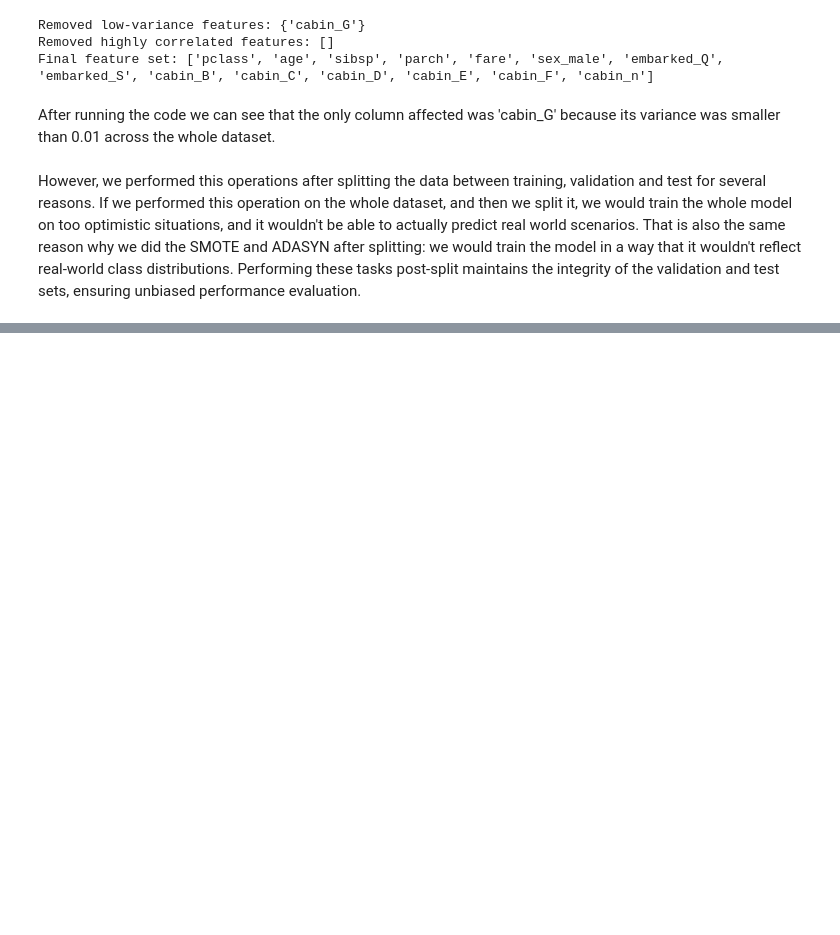
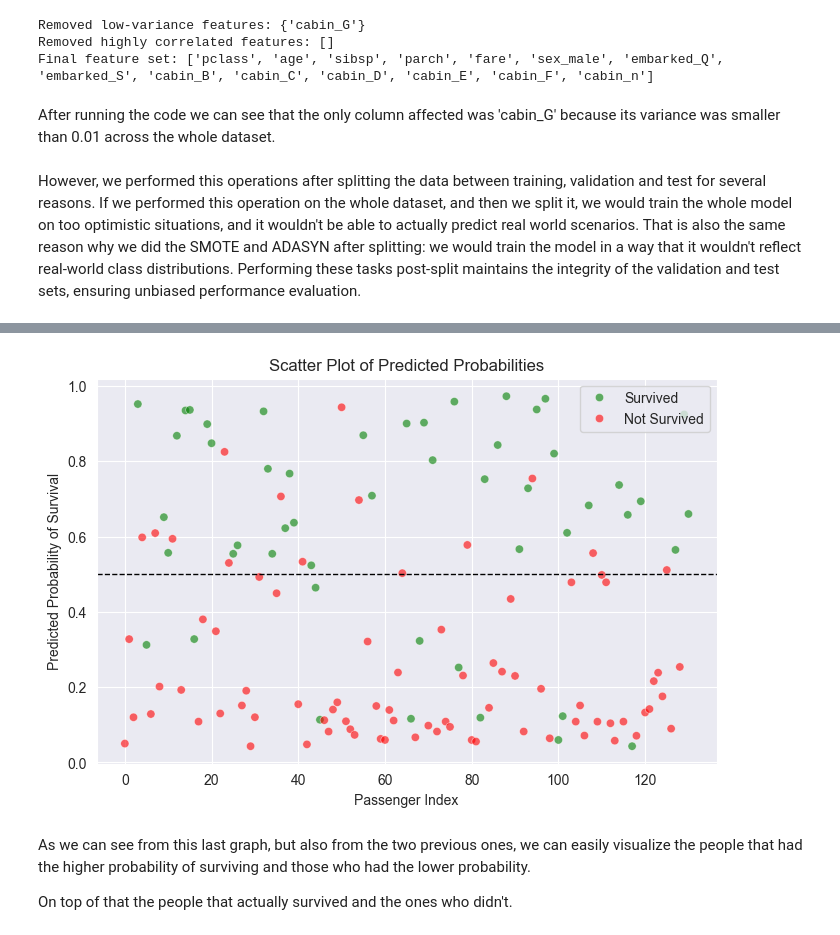
Before and after one commit to gregfu05/ML-fundamentals-2025, a Jupyter notebook: assignment_1_Gregorio_Santi_Furnari.ipynb, the cells around one changed output, grey strips where cells are left out. Cells and saved outputs as stored; diff of their text form; code cells hidden in the pictures; blank space fills up the shorter version.

```diff
--- a/assignment_1_Gregorio_Santi_Furnari.ipynb
+++ b/assignment_1_Gregorio_Santi_Furnari.ipynb
@@ -509,0 +591,26 @@ Performing these tasks post-split maintains the integrity of the validation and
+# %%
+# Get predicted probabilities for the positive class (Survived = 1)
+y_val_prob = model.predict_proba(X_val_scaled)[:, 1]
+
+
+plt.figure(figsize=(8, 5))
+sns.scatterplot(x=np.arange(len(y_val_prob)), y=y_val_prob, hue=y_val,
+                palette={0: "red", 1: "green"}, alpha=0.6)
+
+
+plt.axhline(0.5, color='black', linestyle='--', linewidth=1)  # Decision threshold at 0.5
+plt.xlabel("Passenger Index")
+plt.ylabel("Predicted Probability of Survival")
+plt.title("Scatter Plot of Predicted Probabilities")
+
+
+handles, labels = plt.gca().get_legend_handles_labels()
+plt.legend(handles=[handles[1], handles[0]], labels=["Survived", "Not Survived"])
+
+plt.show()
+# %% [output]
+[figure, added]
+# %% [markdown]
+As we can see from this last graph, but also from the two previous ones, we can easily visualize the people that had the higher probability of surviving and those who had the lower probability.
+
+On top of that the people that actually survived and the ones who didn't.
```
Also changed, not shown: parts of 11 cells of this notebook.
